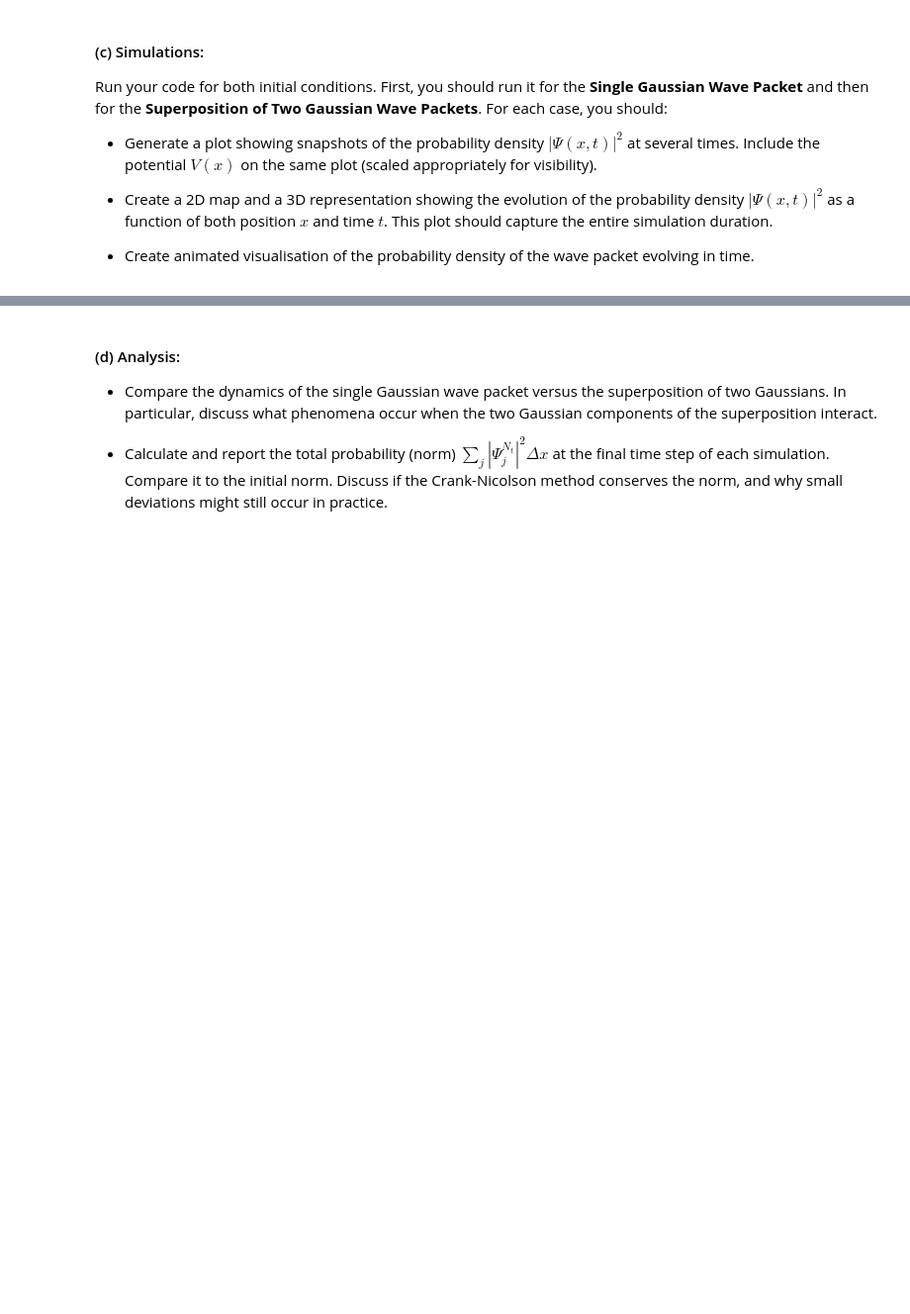
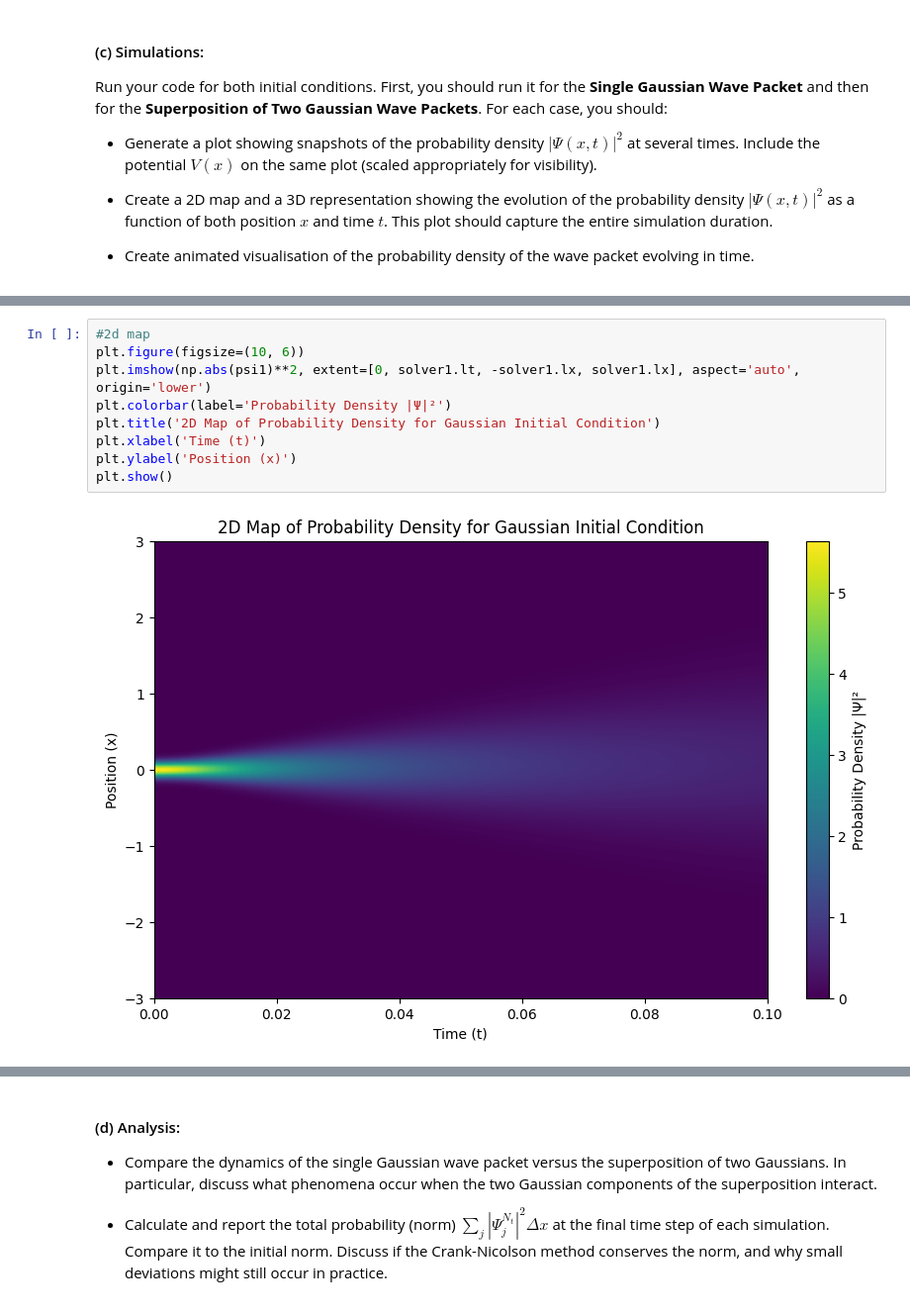
Before and after one commit to Mariannly/computational-physics-2, a Jupyter notebook: exams/final/final-exam-p1.ipynb, the cells around one changed output, grey strips where cells are left out. Shown: that part at 99% size. Drawn from its saved outputs; the diff is of its cells as text; blank space fills up the shorter version.

```diff
--- a/exams/final/final-exam-p1.ipynb
+++ b/exams/final/final-exam-p1.ipynb
@@ -239,0 +361,11 @@ ValueError: matmul: Input operand 1 does not have enough dimensions (has 0, gufu
+# %%
+#2d map
+plt.figure(figsize=(10, 6))
+plt.imshow(np.abs(psi1)**2, extent=[0, solver1.lt, -solver1.lx, solver1.lx], aspect='auto', origin='lower')
+plt.colorbar(label='Probability Density |Ψ|²')
+plt.title('2D Map of Probability Density for Gaussian Initial Condition')
+plt.xlabel('Time (t)')
+plt.ylabel('Position (x)')
+plt.show()
+# %% [output]
+[figure, added]
```
Also changed, not shown: parts of 8 cells of this notebook.
